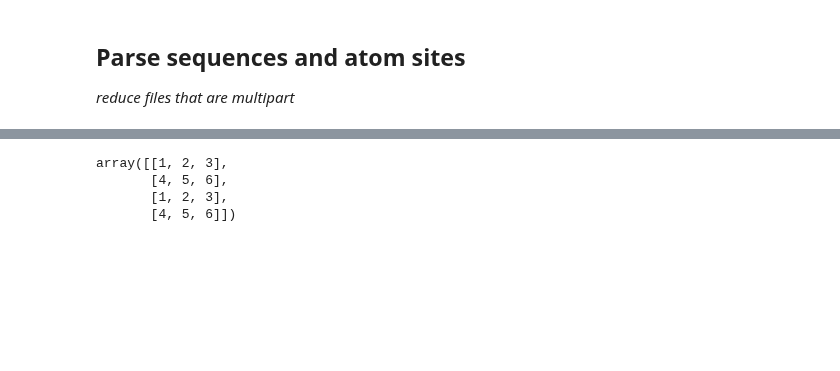
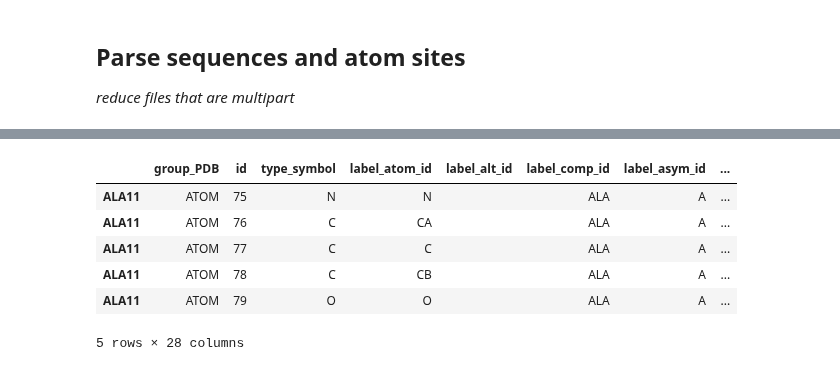
Before and after one commit to dptrsa-300/pss, a Jupyter notebook: sequences_structure_parsing.ipynb, the cells around one changed output, grey strips where cells are left out. Saved outputs shown, nothing was run; the diff lists cells and outputs as text; code cells hidden in the pictures; blank space fills up the shorter version.

Commit message:
add confidence and sort atoms fix

```diff
--- a/sequences_structure_parsing.ipynb
+++ b/sequences_structure_parsing.ipynb
@@ -69,9 +71,11 @@ sequences_df.head()
 # %%
-a = np.array([[1,2, 3], [4,5,6]])
+atom_sites_df = pd.read_parquet(path="/home/jupyter/pss/structure_files/atom_sites/atom_sites_part_00.parquet")
+atom_sites_df.head()
+# %% [output]
+|  | group_PDB | id | type_symbol | label_atom_id | label_alt_id | label_comp_id | label_asym_id | ... |
+| ALA11 | ATOM | 75 | N | N |  | ALA | A | ... |
+| ALA11 | ATOM | 76 | C | CA |  | ALA | A | ... |
+| ALA11 | ATOM | 77 | C | C |  | ALA | A | ... |
+| ALA11 | ATOM | 78 | C | CB |  | ALA | A | ... |
+| ALA11 | ATOM | 79 | O | O |  | ALA | A | ... |
+5 rows × 28 columns
-# %%
-np.concatenate([a, a], axis=0)
-# %% [output]
-array([[1, 2, 3],
-       [4, 5, 6],
-       [1, 2, 3],
-       [4, 5, 6]])
```
Also changed, not shown: parts of 6 cells of this notebook, 2 other files.
